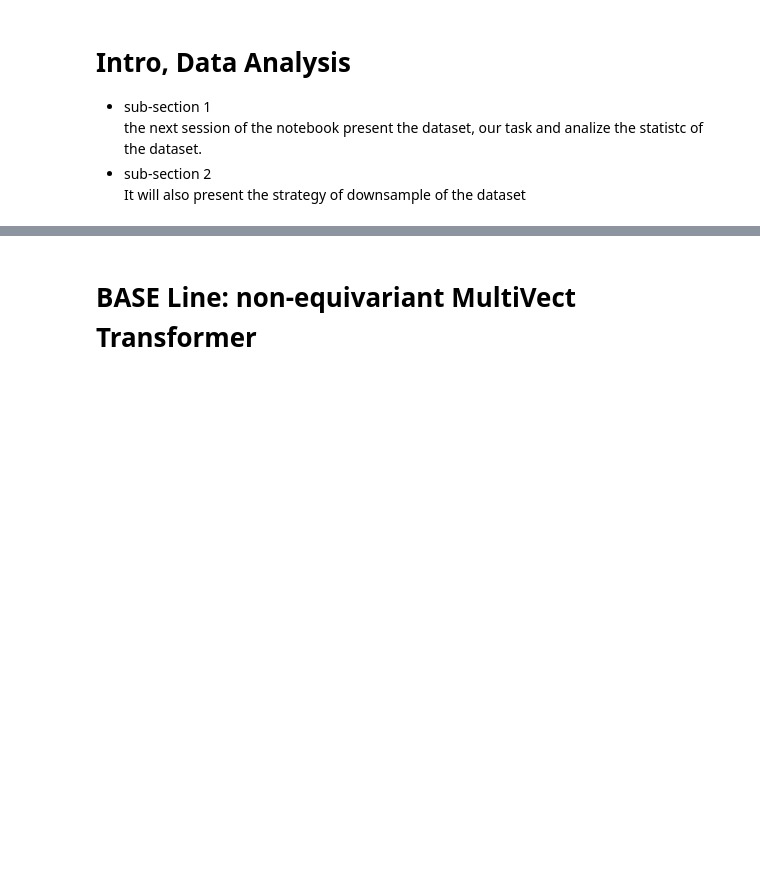
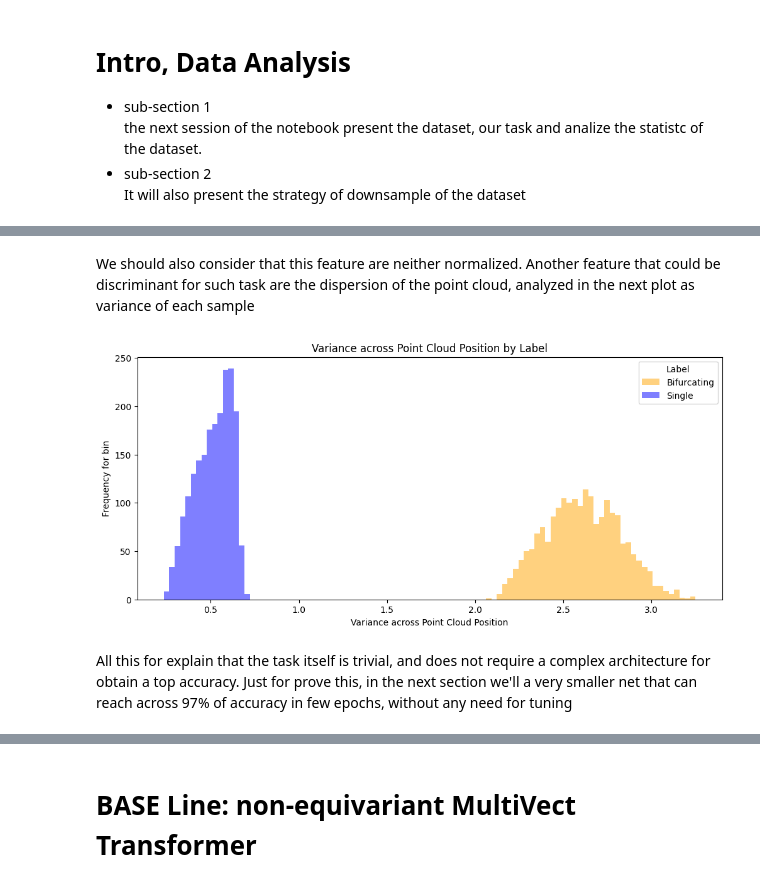
Before and after one commit to gg-dema/GATr-Geometric-Algebraic-Transformer, a Jupyter notebook: main.ipynb, the cells around one changed output, grey strips where cells are left out. Cells and saved outputs as stored; diff of their text form; code cells hidden in the pictures; blank space fills up the shorter version.

```diff
--- a/main.ipynb
+++ b/main.ipynb
@@ -179,0 +265,33 @@ plt.axvspan(min_max[1][0], min_max[1][1], color='yellow', alpha=0.3)
+# %% [markdown]
+We should also consider that this feature are neither normalized. Another feature that could be discriminant for such task are the dispersion of the point cloud, analyzed in the next plot as variance of each sample
+# %%
+mean_pos_for_id = []
+var_pos_for_id = []
+
+for i in range(dataset.__len__()):
+    var_pos_for_id.append(dataset.X[i]['pos'].var().numpy())
+
+var_pos_for_id = np.array(var_pos_for_id)
+
+var_pos_single = var_pos_for_id[label_y == 0]
+var_pos_bif = var_pos_for_id[label_y == 1]
+
+# Define bins for the histogram
+bins_var_pos = np.linspace(min(var_pos_for_id), max(var_pos_for_id), 100)
+
+# Plot histograms
+plt.figure(figsize=(12, 5))
+plt.hist(var_pos_single, bins=bins_var_pos, alpha=0.5, label='Bifurcating', color='orange')
+plt.hist(var_pos_bif, bins=bins_var_pos, alpha=0.5, label='Single', color='blue')
+
+# Adding labels, title, and legend
+plt.xlabel("Variance across Point Cloud Position")
+plt.ylabel("Frequency for bin")
+plt.title("Variance across Point Cloud Position by Label")
+plt.legend(title="Label")
+
+plt.show()
+# %% [output]
+[figure, added]
+# %% [markdown]
+All this for explain that the task itself is trivial, and does not require a complex architecture for obtain a top accuracy. Just for prove this, in the next section we'll a very smaller net that can reach across 97% of accuracy in few epochs, without any need for tuning
```
Also changed, not shown: parts of 63 cells of this notebook.
